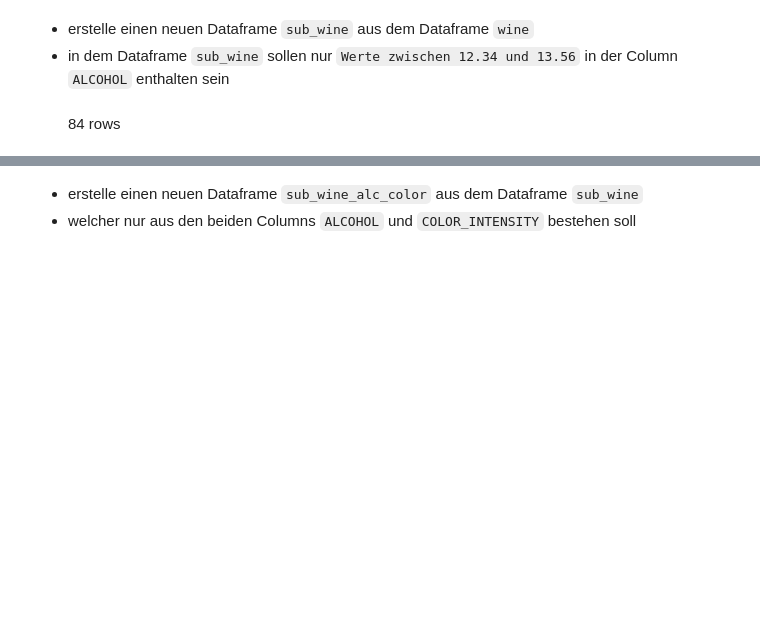
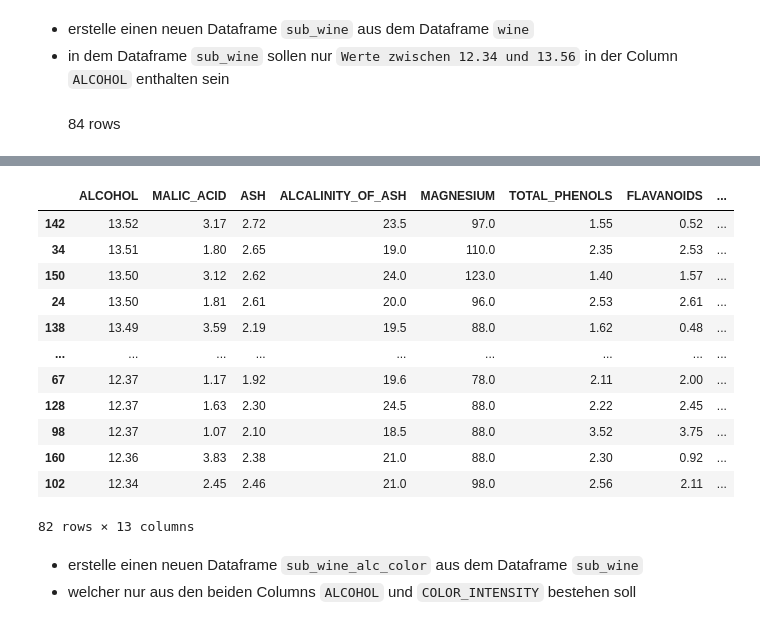
Before and after one commit to ImFin3/Fortgeschrittene-Programmierung-Uebungen, a Jupyter notebook: 05_Basis_Datenbearbeitung.ipynb, the cells around one changed output, grey strips where cells are left out. Drawn from its saved outputs; the diff is of its cells as text; code cells hidden in the pictures; blank space fills up the shorter version.

```diff
--- a/05_Basis_Datenbearbeitung.ipynb
+++ b/05_Basis_Datenbearbeitung.ipynb
@@ -605,3 +646,20 @@ memory usage: 18.2 KB
+# %%
+sub_wine = wine[(wine["ALCOHOL"] >= 12.34) & (wine["ALCOHOL"] < 13.56)]
+sub_wine
+# %% [output]
+|  | ALCOHOL | MALIC_ACID | ASH | ALCALINITY_OF_ASH | MAGNESIUM | TOTAL_PHENOLS | FLAVANOIDS | ... |
+| 142 | 13.52 | 3.17 | 2.72 | 23.5 | 97.0 | 1.55 | 0.52 | ... |
+| 34 | 13.51 | 1.80 | 2.65 | 19.0 | 110.0 | 2.35 | 2.53 | ... |
+| 150 | 13.50 | 3.12 | 2.62 | 24.0 | 123.0 | 1.40 | 1.57 | ... |
+| 24 | 13.50 | 1.81 | 2.61 | 20.0 | 96.0 | 2.53 | 2.61 | ... |
+| 138 | 13.49 | 3.59 | 2.19 | 19.5 | 88.0 | 1.62 | 0.48 | ... |
+| ... | ... | ... | ... | ... | ... | ... | ... | ... |
+| 67 | 12.37 | 1.17 | 1.92 | 19.6 | 78.0 | 2.11 | 2.00 | ... |
+| 128 | 12.37 | 1.63 | 2.30 | 24.5 | 88.0 | 2.22 | 2.45 | ... |
+| 98 | 12.37 | 1.07 | 2.10 | 18.5 | 88.0 | 3.52 | 3.75 | ... |
+| 160 | 12.36 | 3.83 | 2.38 | 21.0 | 88.0 | 2.30 | 0.92 | ... |
+| 102 | 12.34 | 2.45 | 2.46 | 21.0 | 98.0 | 2.56 | 2.11 | ... |
+82 rows × 13 columns
 # %% [markdown]
 - erstelle einen neuen Dataframe `sub_wine_alc_color` aus dem Dataframe `sub_wine`
 - welcher nur aus den beiden Columns `ALCOHOL` und `COLOR_INTENSITY` bestehen soll
```
Also changed, not shown: parts of 95 cells of this notebook, 2 other files.
